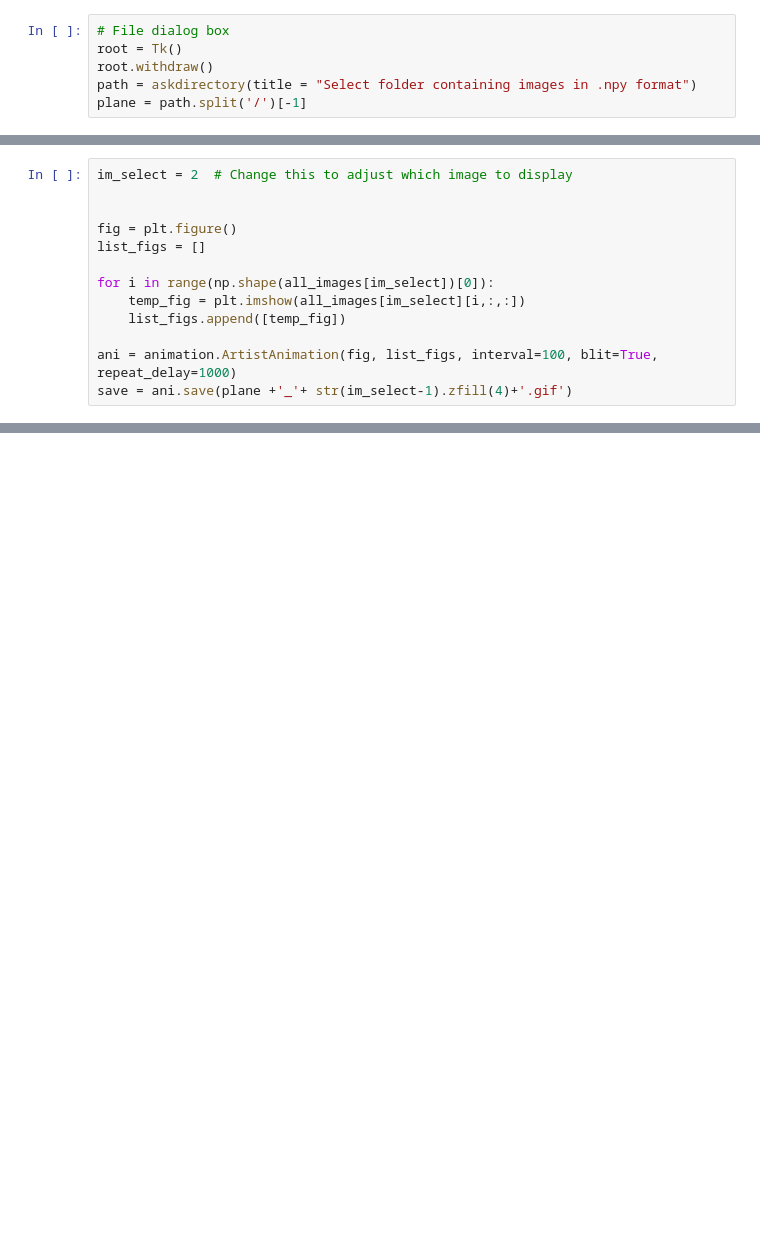
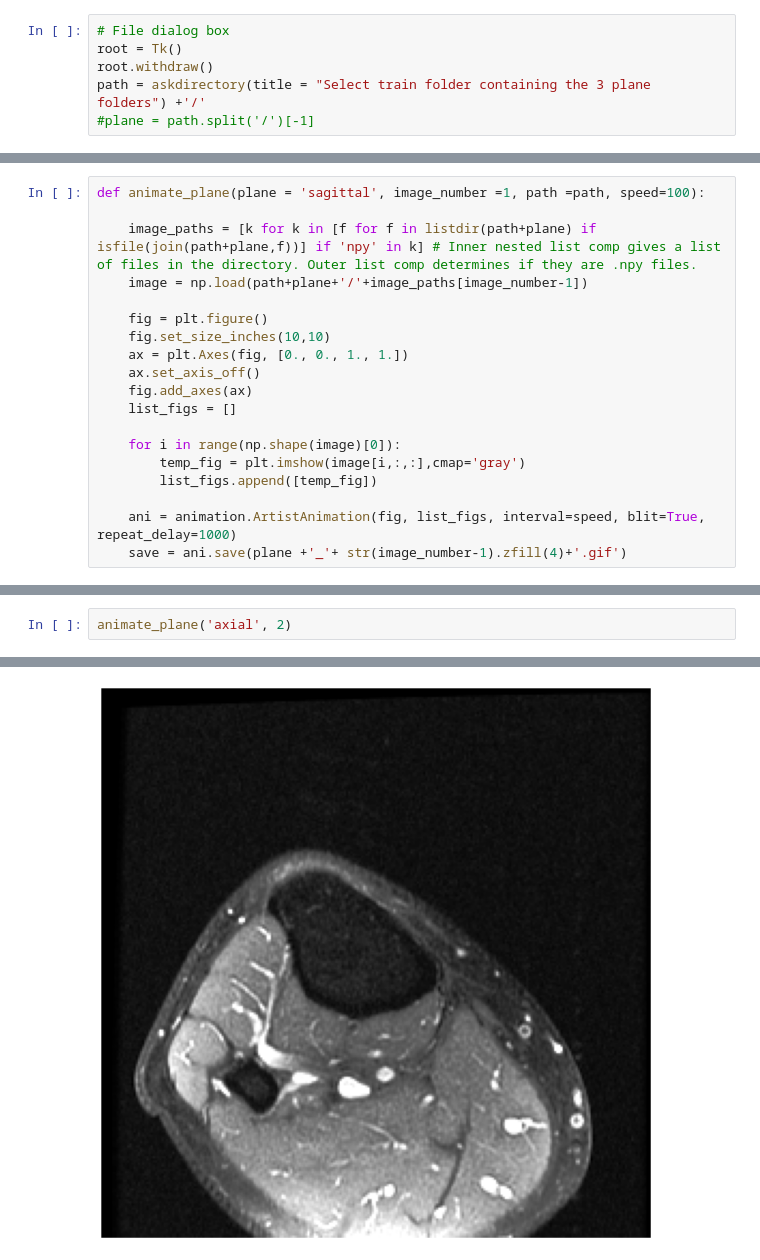
Before and after one commit to MRNet-UCD/Ronan-s-Code, a Jupyter notebook: MRNet GIF notebook.ipynb, the cells around one changed output, grey strips where cells are left out. Saved outputs shown, nothing was run; the diff lists cells and outputs as text; blank space fills up the shorter version.

Commit message:
Created function for animation. This should make it faster to specify plane and image desired

```diff
--- a/MRNet GIF notebook.ipynb
+++ b/MRNet GIF notebook.ipynb
@@ -16,6 +12,6 @@ time: 998 µs
 # File dialog box
 root = Tk()
 root.withdraw()
-path = askdirectory(title = "Select folder containing images in .npy format")
-plane = path.split('/')[-1]
+path = askdirectory(title = "Select train folder containing the 3 plane folders") +'/'
+#plane = path.split('/')[-1]
 # %% [output]
@@ -33,13 +28,0 @@ time: 1.54 s
-# %%
-im_select = 2  # Change this to adjust which image to display
-
-
-fig = plt.figure()
-list_figs = []
-
-for i in range(np.shape(all_images[im_select])[0]):
-    temp_fig = plt.imshow(all_images[im_select][i,:,:])
-    list_figs.append([temp_fig])
-
-ani = animation.ArtistAnimation(fig, list_figs, interval=100, blit=True, repeat_delay=1000)
-save = ani.save(plane +'_'+ str(im_select-1).zfill(4)+'.gif')
@@ -49,0 +29,19 @@ time: 2.54 s
+# %%
+def animate_plane(plane = 'sagittal', image_number =1, path =path, speed=100):
+
+    image_paths = [k for k in [f for f in listdir(path+plane) if isfile(join(path+plane,f))] if 'npy' in k] # Inner nested list comp gives a list of files in the directory. Outer list comp determines if they are .npy files.
+    image = np.load(path+plane+'/'+image_paths[image_number-1])
+
+    fig = plt.figure()
+    fig.set_size_inches(10,10)
+    ax = plt.Axes(fig, [0., 0., 1., 1.])
+    ax.set_axis_off()
+    fig.add_axes(ax)
+    list_figs = []
+
+    for i in range(np.shape(image)[0]):
+        temp_fig = plt.imshow(image[i,:,:],cmap='gray')
+        list_figs.append([temp_fig])
+
+    ani = animation.ArtistAnimation(fig, list_figs, interval=speed, blit=True, repeat_delay=1000)
+    save = ani.save(plane +'_'+ str(image_number-1).zfill(4)+'.gif')
@@ -49,0 +50,3 @@ time: 2.54 s
+# %%
+animate_plane('axial', 2)
+# %% [output]
@@ -49,0 +54 @@ time: 2.54 s
+[figure, added]
```
Also changed, not shown: parts of 7 cells of this notebook, 4 other files.
